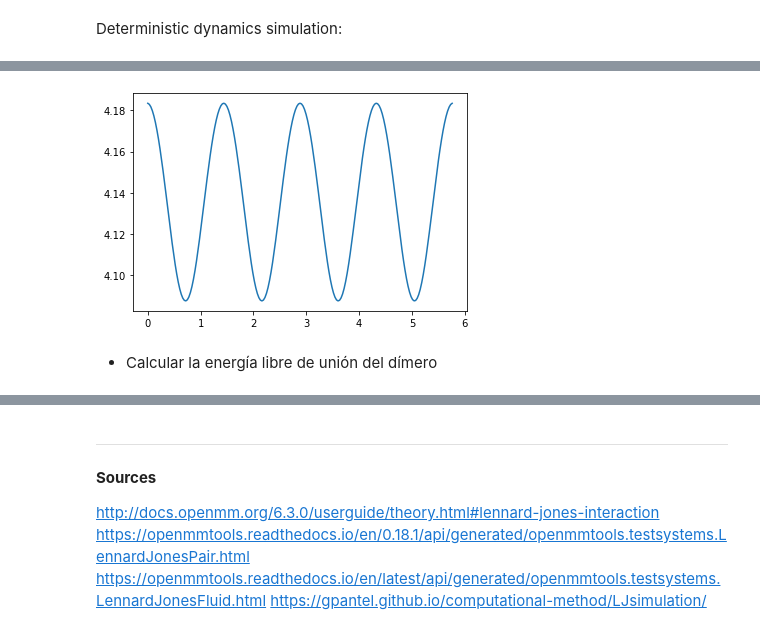
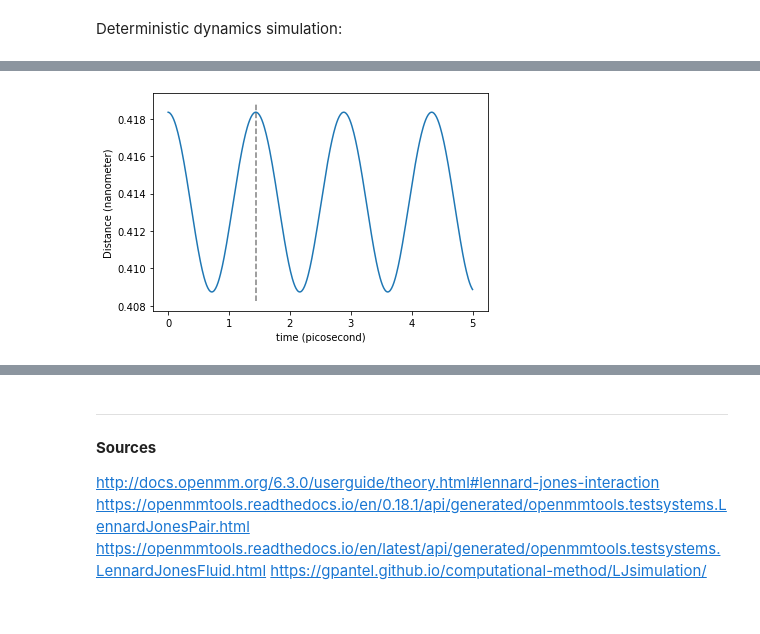
Before and after one commit to uibcdf/Molecular-Systems, a Jupyter notebook: docs/contents/lennard_jones_fluid/Two_particles.ipynb, the cells around one changed output, grey strips where cells are left out. Drawn from its saved outputs; the diff is of its cells as text; code cells hidden in the pictures.

```diff
--- a/docs/contents/lennard_jones_fluid/Two_particles.ipynb
+++ b/docs/contents/lennard_jones_fluid/Two_particles.ipynb
@@ -122,0 +193,3 @@ plt.show()
+# %%
+open_molecular_system = TwoLJParticles(atom_1='Ar', atom_2='Xe',
+                                       coordinates=coordinates, box=box)
@@ -123,2 +207,13 @@ plt.show()
+# %%
+from openmolecularsystems.tools.md import newtonian
+
+initial_positions = np.zeros([2, 3], np.float32) * unit.nanometers
+initial_positions[1,0] = x_min +0.05 * unit.angstroms
+
+open_molecular_system.set_coordinates(initial_positions)
+
+traj_dict = newtonian(open_molecular_system, time=5.0*unit.picoseconds,
+                      saving_timestep=0.01*unit.picoseconds,
+                      integration_timestep=0.01*unit.picoseconds)
 # %% [markdown]
 Deterministic dynamics simulation:
@@ -226,3 +219,0 @@ Time period of small oscillations around the minimum:
-# %%
-tau = (np.pi/(3*2**(1/3))) * np.sqrt((reduced_mass*sigma**2)/epsilon)
-print(tau)
@@ -280,50 +220,12 @@ plt.show()
-# %%
-initial_distance = x_min + 0.05 * unit.angstroms
-simulation_time = 4*tau
-saving_time = 0.02*tau
-integration_timestep = 0.01*tau
-
-saving_steps = round(saving_time/integration_timestep)
-n_savings = round(simulation_time/saving_time)
-
-integrator = context.getIntegrator()
-integrator.setStepSize(integration_timestep)
-
-trajectory = []*unit.angstroms
-times = []*unit.picoseconds
-
-positions = np.zeros([2,3], float) * unit.angstroms
-positions[1,0] = initial_distance
-context.setPositions(positions)
-
-velocities = np.zeros([2,3], float) * unit.angstroms/unit.picoseconds
-context.setVelocities(velocities)
-
-context.setTime(0.0*unit.picoseconds)
-
-state = context.getState(getPositions=True)
-positions = state.getPositions(asNumpy=True)
-time = state.getTime()
-distance = positions[1,0] - positions[0,0]
-trajectory.append(distance)
-times.append(time)
-
-for _ in range(n_savings):
-
-    integrator.step(saving_steps)
-    state = context.getState(getPositions=True)
-    positions = state.getPositions(asNumpy=True)
-    time = state.getTime()
-    distance = positions[1,0] - positions[0,0]
-    trajectory.append(distance)
-    times.append(time)
-
-times._value = np.array(times._value)
-trajectory._value = np.array(trajectory._value)
-
-plt.plot(times, trajectory)
-plt.show()
-# %% [output]
-[figure, removed]
-# %% [markdown]
-- Calcular la energía libre de unión del dímero
+# %%
+distance = traj_dict['coordinates'][:,1,0]-traj_dict['coordinates'][:,0,0]
+
+plt.plot(traj_dict['time'], distance)
+axes = plt.gca()
+y_min, y_max = axes.get_ylim()
+plt.vlines(tau._value, y_min, y_max, linestyles='dashed', color='gray')
+plt.xlabel('time ({})'.format(traj_dict['time'].unit))
+plt.ylabel('Distance ({})'.format(distance.unit))
+plt.show()
+# %% [output]
+[figure, added]
```
Also changed, not shown: parts of 60 cells of this notebook, 5 other files.
